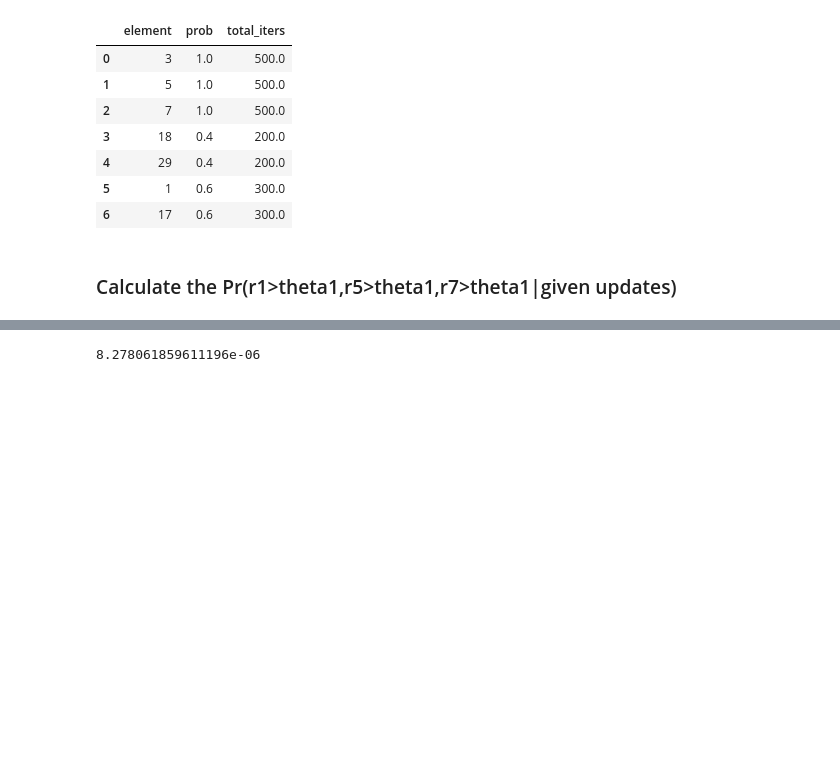
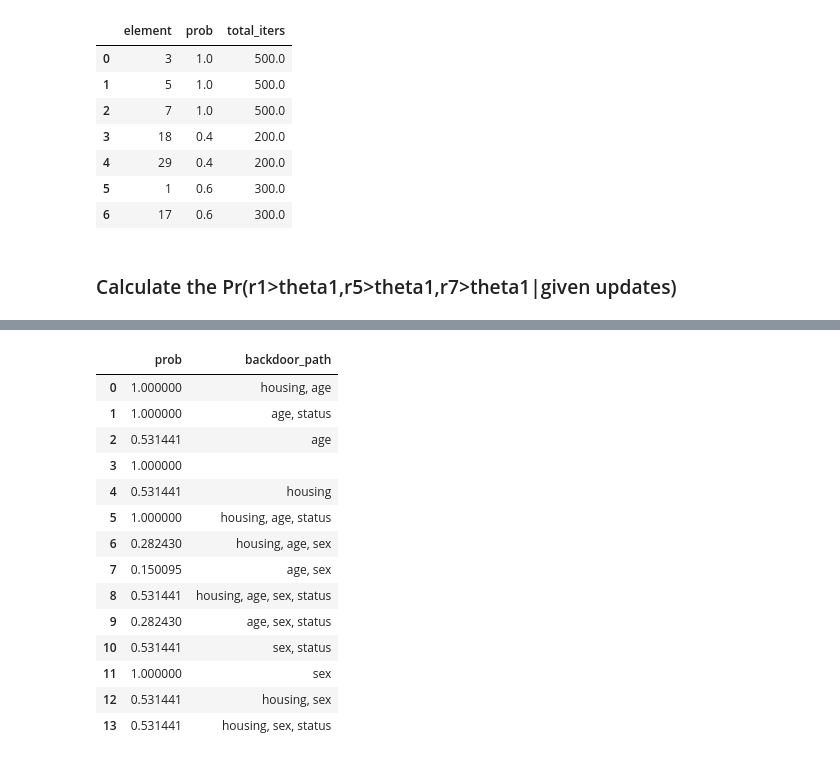
Before and after one commit to sainyam/Hyper-Code, a Jupyter notebook: ranking_query/German_exp.ipynb, the cells around one changed output, grey strips where cells are left out. Saved outputs shown, nothing was run; the diff lists cells and outputs as text; code cells hidden in the pictures; blank space fills up the shorter version.

Commit message:
update the backdoor functions
still not looks correct

```diff
--- a/ranking_query/German_exp.ipynb
+++ b/ranking_query/German_exp.ipynb
@@ -224,18 +173,0 @@ def get_prob_backdoor_opt(df, cgm, y):
-# %%
-def get_row_prob_back(prob_df, df, row_index, y, theta):
-    row = df.iloc[row_index]
-    relevant_probs = prob_df[
-        (prob_df['Y'] == y) &
-        (prob_df['Y_value'] > theta)
-    ]
-    grouped_probs = relevant_probs.groupby('Z').apply(lambda g: g[g['X_value'] == row[g['X']].values[0]]['prob'].prod())
-
-    return grouped_probs
-
-
-def rec_row_prob_back(df, row_indexes, theta, cgm, y):
-    prob_df = get_prob_backdoor_opt(df, cgm, y)
-    prob = 1
-    for row_index in row_indexes:
-        prob *= get_row_prob_back(prob_df, df, row_index, y, theta)
-    return prob
@@ -242,7 +320,21 @@ def rec_row_prob_back(df, row_indexes, theta, cgm, y):
 # %%
 y='credit_amount'
 cgm=get_cgm(new_G)
 updated_df=get_ranking_query(new_G, df, len(df), {'housing':2}, 'credit_amount',{'age':1},'add')
-rec_row_prob_back(updated_df,[0,4,6],0,cgm,y).sum()
+rec_row_prob_back(updated_df,[0,4,6],-np.inf,cgm,y)
 # %% [output]
-8.278061859611196e-06
+|  | prob | backdoor_path |
+| 0 | 1.000000 | housing, age |
+| 1 | 1.000000 | age, status |
+| 2 | 0.531441 | age |
+| 3 | 1.000000 |  |
+| 4 | 0.531441 | housing |
+| 5 | 1.000000 | housing, age, status |
+| 6 | 0.282430 | housing, age, sex |
+| 7 | 0.150095 | age, sex |
+| 8 | 0.531441 | housing, age, sex, status |
+| 9 | 0.282430 | age, sex, status |
+| 10 | 0.531441 | sex, status |
+| 11 | 1.000000 | sex |
+| 12 | 0.531441 | housing, sex |
+| 13 | 0.531441 | housing, sex, status |
```
Also changed, not shown: parts of 11 cells of this notebook, 1 other file.
